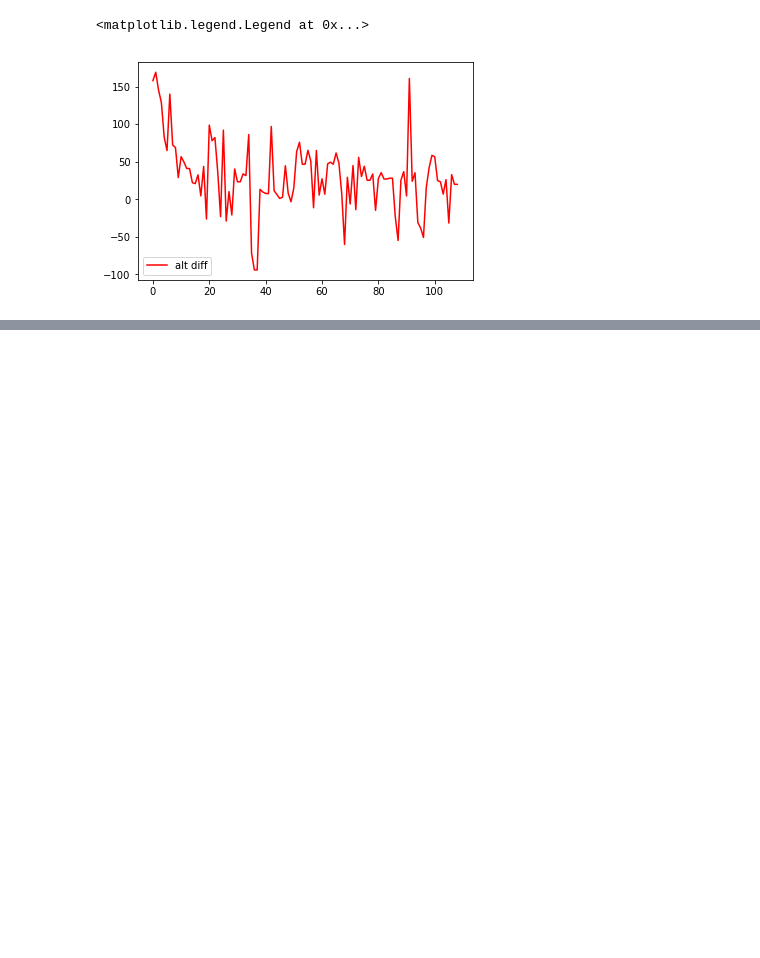
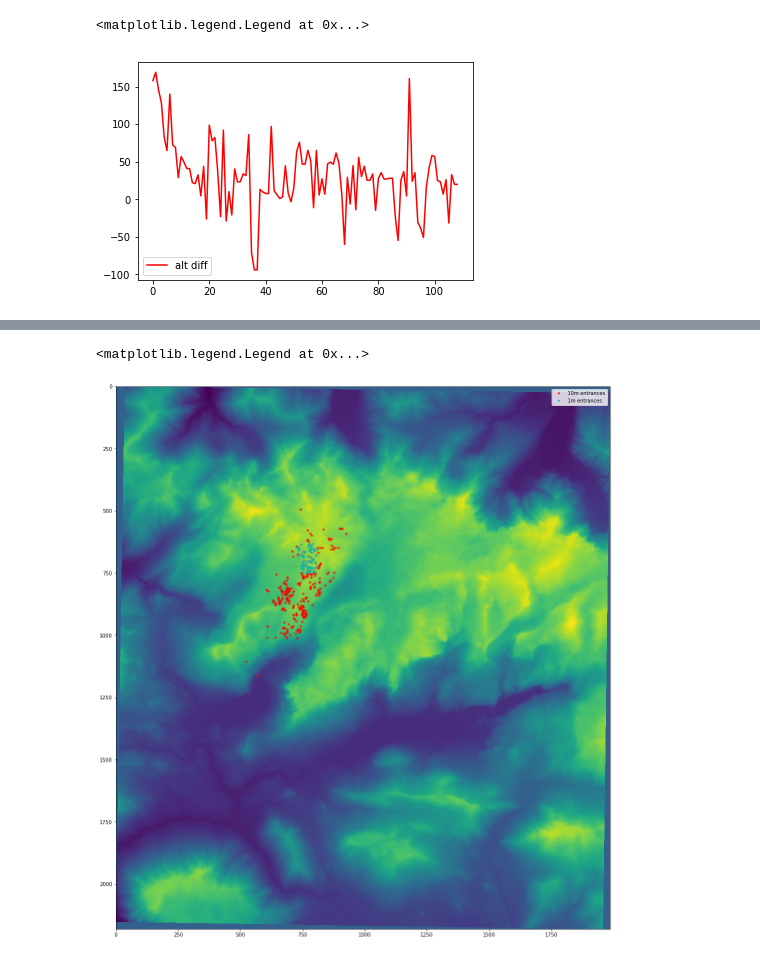
Before and after one commit to goatchurchprime/goatchurchprime.github.io, a Jupyter notebook: Loser1terrain.ipynb, the cells around one changed output, grey strips where cells are left out. Saved outputs shown, nothing was run; the diff lists cells and outputs as text; code cells hidden in the pictures; blank space fills up the shorter version.

```diff
--- a/Loser1terrain.ipynb
+++ b/Loser1terrain.ipynb
@@ -104,0 +168,9 @@ src_ds.show()
+# %%
+plt.figure(figsize=(20,20))
+plt.imshow(rc, origin="upper")
+plt.plot([t[4][2]  for t in trents], [t[4][3]  for t in trents], "r.", label="10m entrances")
+plt.plot([t[4][2]  for t in strents], [t[4][3]  for t in strents], "c.", label="1m entrances")
+plt.legend()
+# %% [output]
+<matplotlib.legend.Legend at 0x...>
+[figure, added]
```
Also changed, not shown: parts of 19 cells of this notebook.
